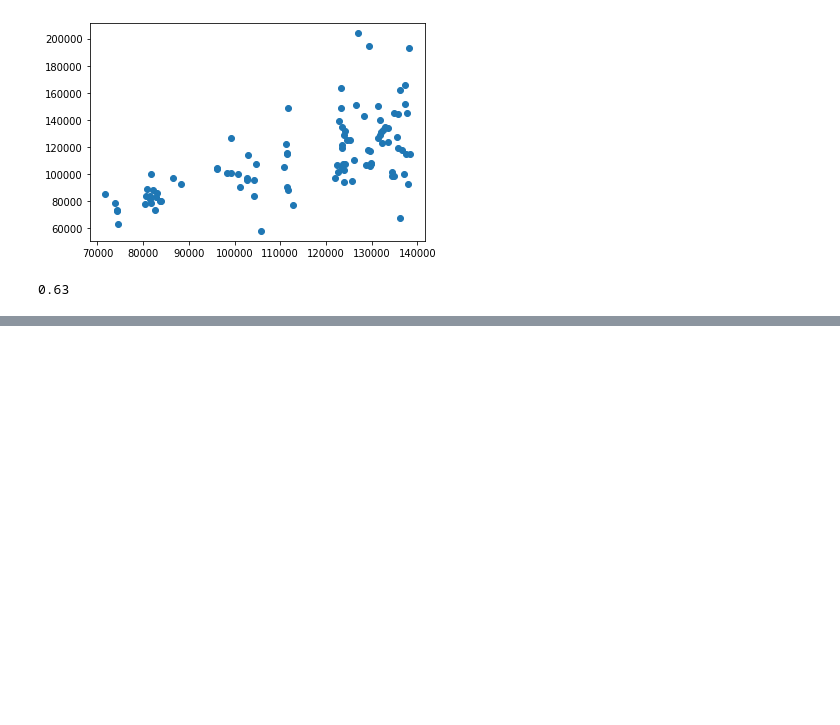
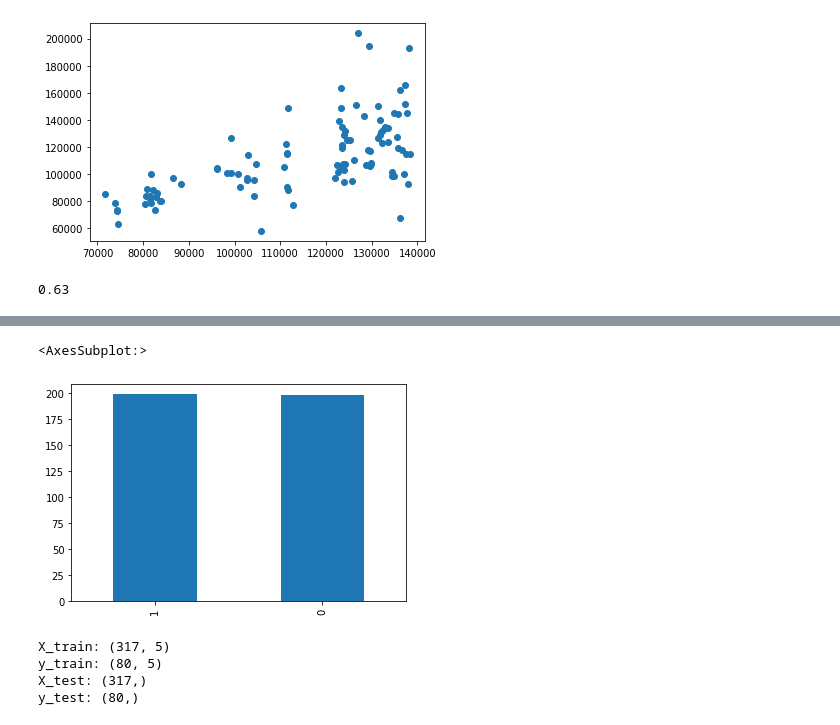
Before and after one commit to irtizak/salaries, a Jupyter notebook: Untitled.ipynb, the cells around one changed output, grey strips where cells are left out. Drawn from its saved outputs; the diff is of its cells as text; code cells hidden in the pictures; blank space fills up the shorter version.

```diff
--- a/Untitled.ipynb
+++ b/Untitled.ipynb
@@ -321,8 +380,9 @@ pipeline = Pipeline([
 # %%
 # Define hyperparameters for grid search
 parameters = {
-    'reg__max_depth': [2, 4, 6, 8],
-    'reg__min_samples_split': [10, 20, 30],
+    'model__max_depth': [2, 4, 6, 8],
+    'model__min_samples_split': [10, 20, 30],
+    'model__random_state': [42]
 }
 # %%
 # Run grid search on ML pipeline
@@ -372,0 +619,13 @@ joblib.dump(cv, 'model/model.pkl')
+# %%
+# No class imbalance
+clf.df['salary'].value_counts().plot(kind='bar')
+# %% [output]
+<AxesSubplot:>
+[figure, added]
+# %%
+clf.split_data()
+# %% [output]
+X_train: (317, 5)
+y_train: (80, 5)
+X_test: (317,)
+y_test: (80,)
```
Also changed, not shown: parts of 31 cells of this notebook, 3 other files.
